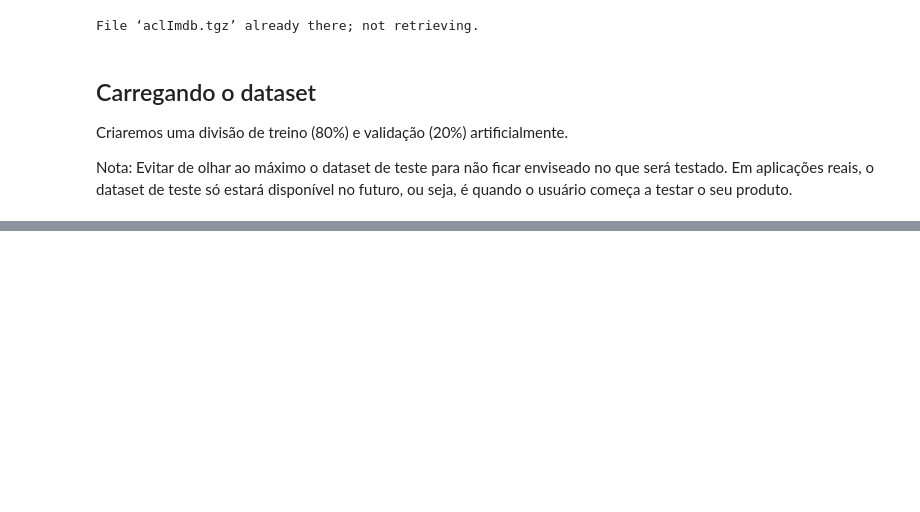
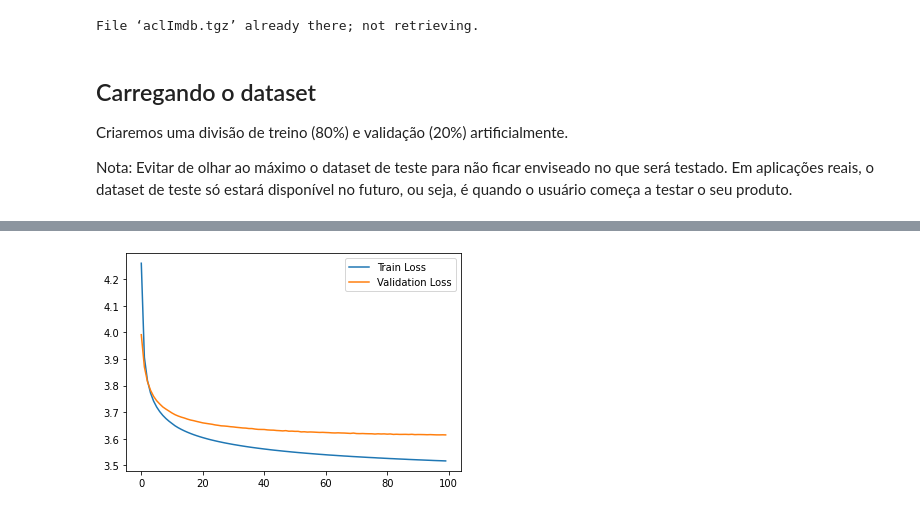
Before and after one commit to arthurcbaia/NLPcourse, a Jupyter notebook: Bengio/Aula_4_213259.ipynb, the cells around one changed output, grey strips where cells are left out. Cells and saved outputs as stored; diff of their text form; code cells hidden in the pictures; blank space fills up the shorter version.

```diff
--- a/Bengio/Aula_4_213259.ipynb
+++ b/Bengio/Aula_4_213259.ipynb
@@ -144,3 +146,5 @@ I couldn't relate to this film. It failed to engage me either intellectually, em
+# %%
+unk = '<UNK>'
 # %%
 class Tokenizer():
 
@@ -182,3 +191,0 @@ def test_tokenizer():
-# %%
-vocab = Tokenizer(3000)
-vocab.create_vocab(x_train)
@@ -225,0 +340,15 @@ class BengioModel(torch.nn.Module):
+# %%
+learning_rate = 0.0001
+vocab = Tokenizer()
+vocab.create_vocab(x_train)
+context_size = 5
+dataset_train = IMDBdataset(x_train, vocab, context_size=context_size)
+dataset_valid = IMDBdataset(x_valid, vocab, context_size=context_size)
+num_examples = len(dataset_valid)
+train_dataloader = torch.utils.data.DataLoader(dataset_train, batch_size=128, shuffle=True)
+valid_dataloader = torch.utils.data.DataLoader(dataset_valid, batch_size=32, shuffle=True)
+model = BengioModel(len(vocab.vocab), 100, 100, context_size)
+loss_func = nn.CrossEntropyLoss()
+optimizer = torch.optim.Adam(model.parameters(), lr=learning_rate)
+model.to(device)
+loss_func.to(device)
@@ -225,0 +357,18 @@ class BengioModel(torch.nn.Module):
+# %%
+
+
+epochs = 100
+train_losses = []
+valid_losses = []
+accuracy_train = []
+perplexities = []
+accuracy, valid_loss = evaluate(model, num_examples,valid_dataloader, loss_func)
+print(f"Pré treino; Validation Loss: {valid_loss:.3f}; Perplexity: {np.exp(valid_loss):.3f}; Accuracy: {accuracy:.3f}")
+for t in range(epochs):
+  train_loss = train(model, train_dataloader, loss_func, optimizer)
+  train_losses.append(train_loss)
+  accuracy, valid_loss = evaluate(model, num_examples, valid_dataloader, loss_func)
+  valid_losses.append(valid_loss)
+  accuracy_train.append(accuracy)
+  perplexities.append(np.exp(train_loss))
+  print(f"Epoch: {t+1}; Train Loss: {train_loss:.3f}; Perplexity: {np.exp(train_loss):.3f}; Validation Loss: {valid_loss:.3f}; Accuracy: {accuracy:.3f}")
@@ -225,0 +403,9 @@ class BengioModel(torch.nn.Module):
+# %%
+import matplotlib.pyplot as plt
+"""Plot the training and validation losses"""
+plt.plot(train_losses, label='Train Loss')
+plt.plot(valid_losses, label='Validation Loss')
+plt.legend()
+plt.show()
+# %% [output]
+[figure, added]
```
Also changed, not shown: parts of 24 cells of this notebook, 1 other file.
